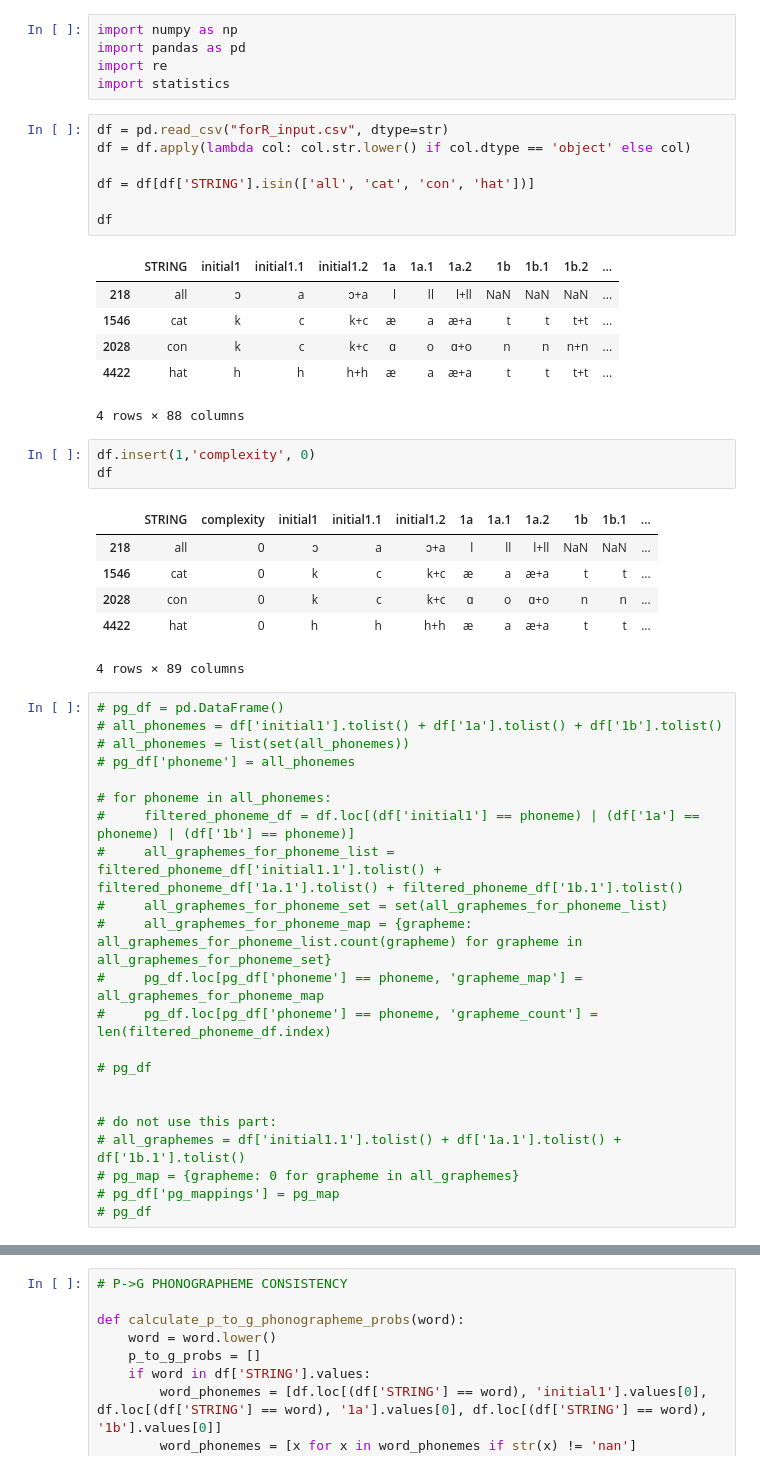
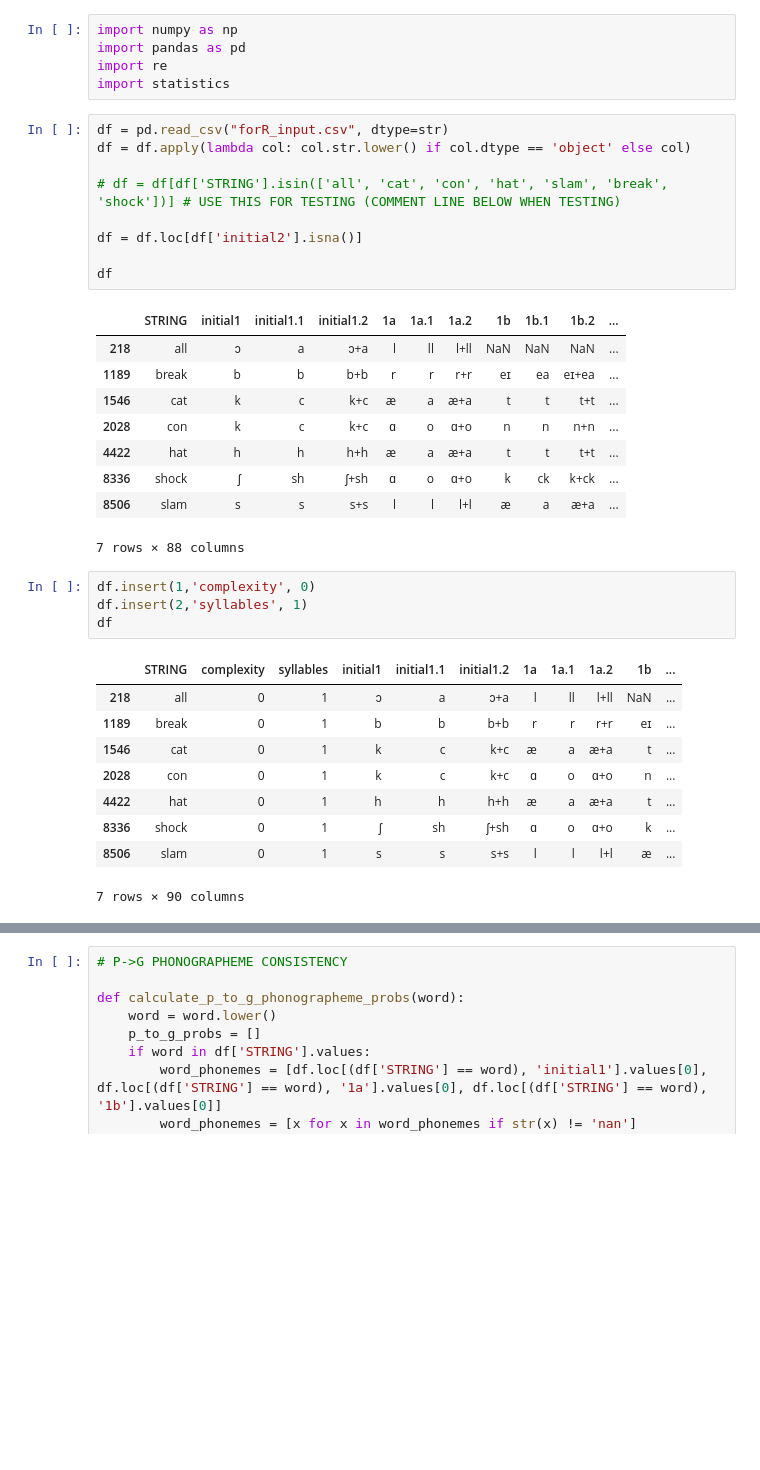
Before and after one commit to r-bellary/NTR, a Jupyter notebook: pg_toolkit.ipynb, the cells around one changed output, grey strips where cells are left out. Drawn from its saved outputs; the diff is of its cells as text; blank space fills up the shorter version.

```diff
--- a/pg_toolkit.ipynb
+++ b/pg_toolkit.ipynb
@@ -7,45 +7,32 @@ import statistics
 df = pd.read_csv("forR_input.csv", dtype=str)
 df = df.apply(lambda col: col.str.lower() if col.dtype == 'object' else col)
 
-df = df[df['STRING'].isin(['all', 'cat', 'con', 'hat'])]
+# df = df[df['STRING'].isin(['all', 'cat', 'con', 'hat', 'slam', 'break', 'shock'])] # USE THIS FOR TESTING (COMMENT LINE BELOW WHEN TESTING)
+
+df = df.loc[df['initial2'].isna()]
 
 df
 # %% [output]
 |  | STRING | initial1 | initial1.1 | initial1.2 | 1a | 1a.1 | 1a.2 | 1b | 1b.1 | 1b.2 | ... |
 | 218 | all | ɔ | a | ɔ+a | l | ll | l+ll | NaN | NaN | NaN | ... |
+| 1189 | break | b | b | b+b | r | r | r+r | eɪ | ea | eɪ+ea | ... |
 | 1546 | cat | k | c | k+c | æ | a | æ+a | t | t | t+t | ... |
 | 2028 | con | k | c | k+c | ɑ | o | ɑ+o | n | n | n+n | ... |
 | 4422 | hat | h | h | h+h | æ | a | æ+a | t | t | t+t | ... |
+| 8336 | shock | ʃ | sh | ʃ+sh | ɑ | o | ɑ+o | k | ck | k+ck | ... |
+| 8506 | slam | s | s | s+s | l | l | l+l | æ | a | æ+a | ... |
-4 rows × 88 columns
+7 rows × 88 columns
 # %%
 df.insert(1,'complexity', 0)
+df.insert(2,'syllables', 1)
 df
 # %% [output]
-|  | STRING | complexity | initial1 | initial1.1 | initial1.2 | 1a | 1a.1 | 1a.2 | 1b | 1b.1 | ... |
-| 218 | all | 0 | ɔ | a | ɔ+a | l | ll | l+ll | NaN | NaN | ... |
-| 1546 | cat | 0 | k | c | k+c | æ | a | æ+a | t | t | ... |
-| 2028 | con | 0 | k | c | k+c | ɑ | o | ɑ+o | n | n | ... |
-| 4422 | hat | 0 | h | h | h+h | æ | a | æ+a | t | t | ... |
+|  | STRING | complexity | syllables | initial1 | initial1.1 | initial1.2 | 1a | 1a.1 | 1a.2 | 1b | ... |
+| 218 | all | 0 | 1 | ɔ | a | ɔ+a | l | ll | l+ll | NaN | ... |
+| 1189 | break | 0 | 1 | b | b | b+b | r | r | r+r | eɪ | ... |
+| 1546 | cat | 0 | 1 | k | c | k+c | æ | a | æ+a | t | ... |
+| 2028 | con | 0 | 1 | k | c | k+c | ɑ | o | ɑ+o | n | ... |
+| 4422 | hat | 0 | 1 | h | h | h+h | æ | a | æ+a | t | ... |
+| 8336 | shock | 0 | 1 | ʃ | sh | ʃ+sh | ɑ | o | ɑ+o | k | ... |
+| 8506 | slam | 0 | 1 | s | s | s+s | l | l | l+l | æ | ... |
-4 rows × 89 columns
+7 rows × 90 columns
-# %%
-# pg_df = pd.DataFrame()
-# all_phonemes = df['initial1'].tolist() + df['1a'].tolist() + df['1b'].tolist()
-# all_phonemes = list(set(all_phonemes))
-# pg_df['phoneme'] = all_phonemes
-
-# for phoneme in all_phonemes:
-#     filtered_phoneme_df = df.loc[(df['initial1'] == phoneme) | (df['1a'] == phoneme) | (df['1b'] == phoneme)]
-#     all_graphemes_for_phoneme_list = filtered_phoneme_df['initial1.1'].tolist() + filtered_phoneme_df['1a.1'].tolist() + filtered_phoneme_df['1b.1'].tolist()
-#     all_graphemes_for_phoneme_set = set(all_graphemes_for_phoneme_list)
-#     all_graphemes_for_phoneme_map = {grapheme: all_graphemes_for_phoneme_list.count(grapheme) for grapheme in all_graphemes_for_phoneme_set}
-#     pg_df.loc[pg_df['phoneme'] == phoneme, 'grapheme_map'] = all_graphemes_for_phoneme_map
-#     pg_df.loc[pg_df['phoneme'] == phoneme, 'grapheme_count'] = len(filtered_phoneme_df.index)
-
-# pg_df
-
-
-# do not use this part:
-# all_graphemes = df['initial1.1'].tolist() + df['1a.1'].tolist() + df['1b.1'].tolist()
-# pg_map = {grapheme: 0 for grapheme in all_graphemes}
-# pg_df['pg_mappings'] = pg_map
-# pg_df
```
Also changed, not shown: parts of 9 cells of this notebook.
